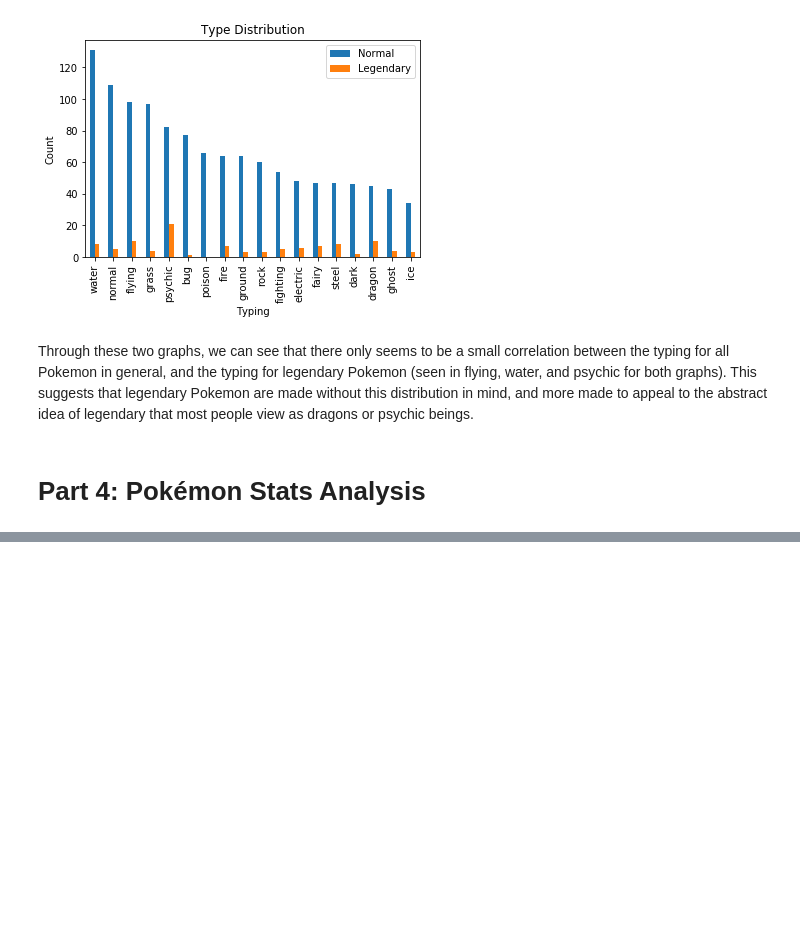
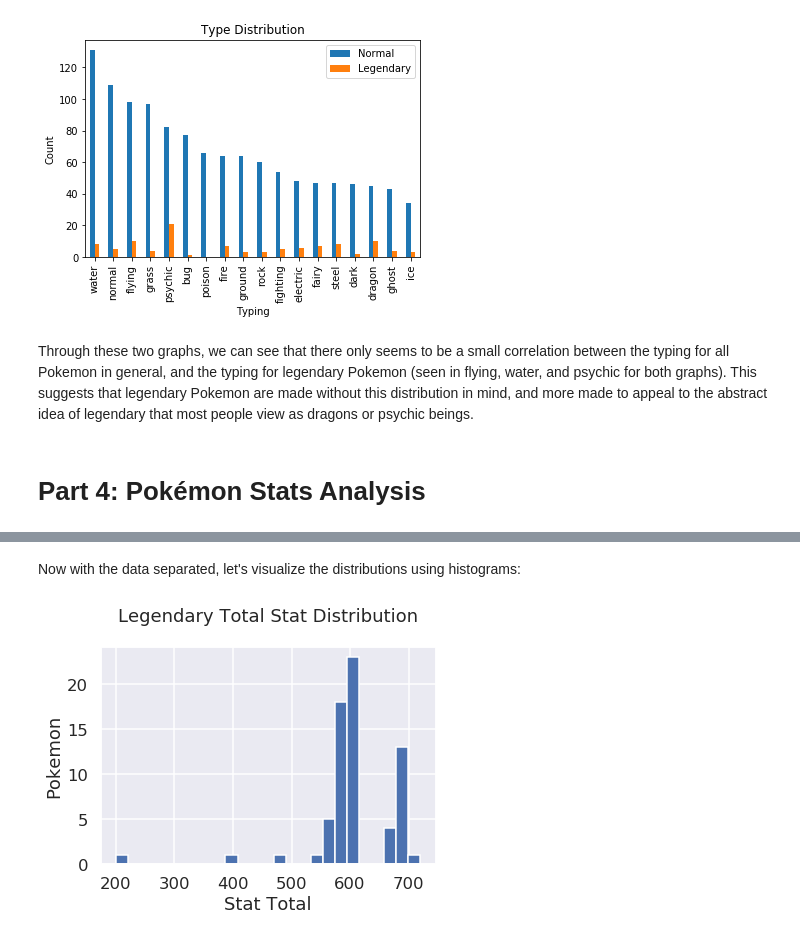
Before and after one commit to WhipeeDip/COGS108-Project, a Jupyter notebook: FinalProject.ipynb, the cells around one changed output, grey strips where cells are left out. Cells and saved outputs as stored; diff of their text form; code cells hidden in the pictures; blank space fills up the shorter version.

```diff
--- a/FinalProject.ipynb
+++ b/FinalProject.ipynb
@@ -659,0 +749,3 @@ Through these two graphs, we can see that there only seems to be a small correla
+# %%
+df_total = df_poke.drop(columns = ["Height","Weight","DEF Sum","ATK Sum","Type 1","Type 2"])
+df_total
@@ -659,0 +766,3 @@ Through these two graphs, we can see that there only seems to be a small correla
+# %%
+df_legtotal = df_total[df_AD["Legendary"] == True]
+df_legtotal
@@ -659,0 +796,10 @@ Through these two graphs, we can see that there only seems to be a small correla
+# %% [markdown]
+Now with the data separated, let's visualize the distributions using histograms:
+# %%
+df_legtotal["Stat Total"].hist(bins = 25)
+plt.xlabel("Stat Total")
+plt.ylabel("Pokemon")
+plt.title("Legendary Total Stat Distribution", pad=(25))
+plt.show()
+# %% [output]
+[figure, added]
```
Also changed, not shown: parts of 26 cells of this notebook.
